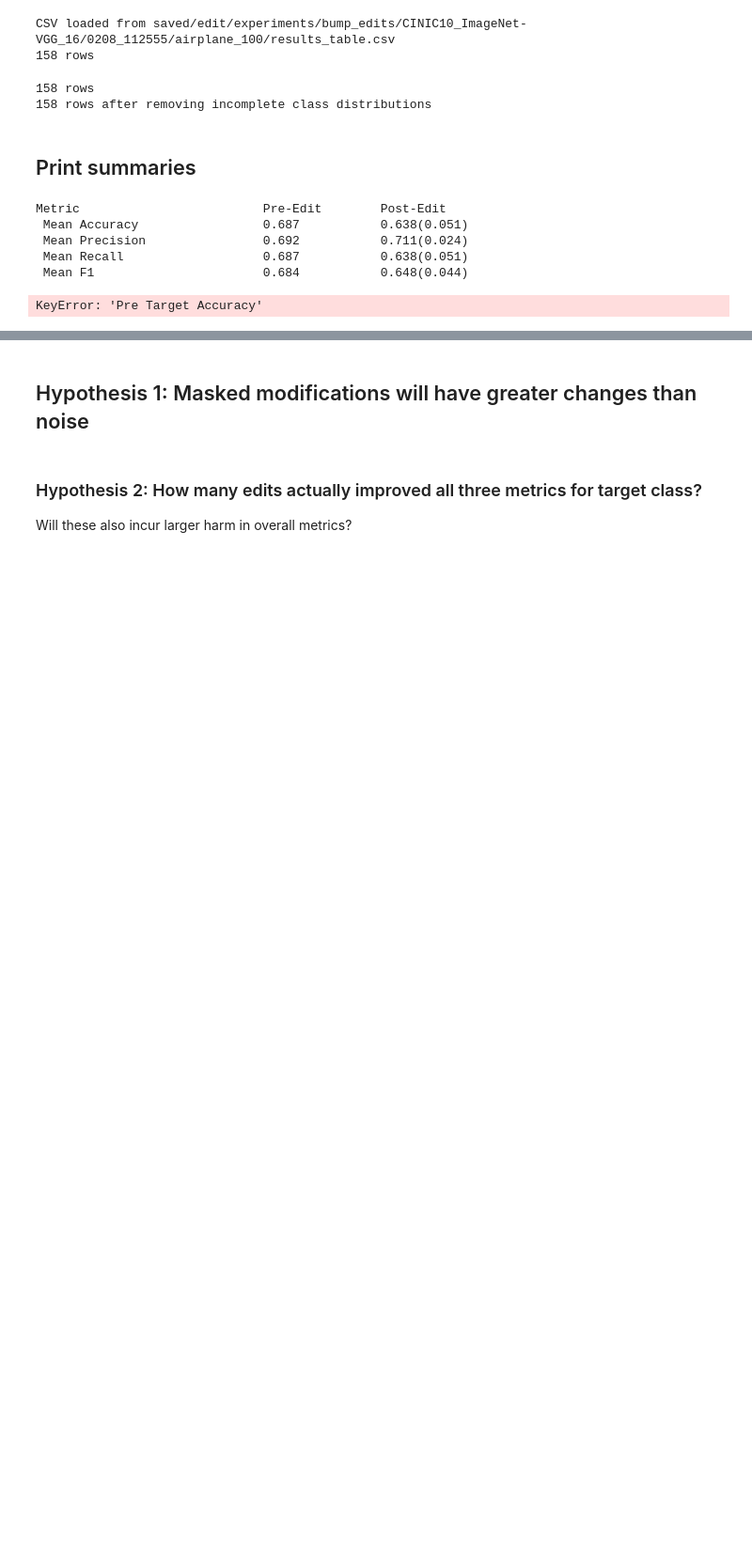
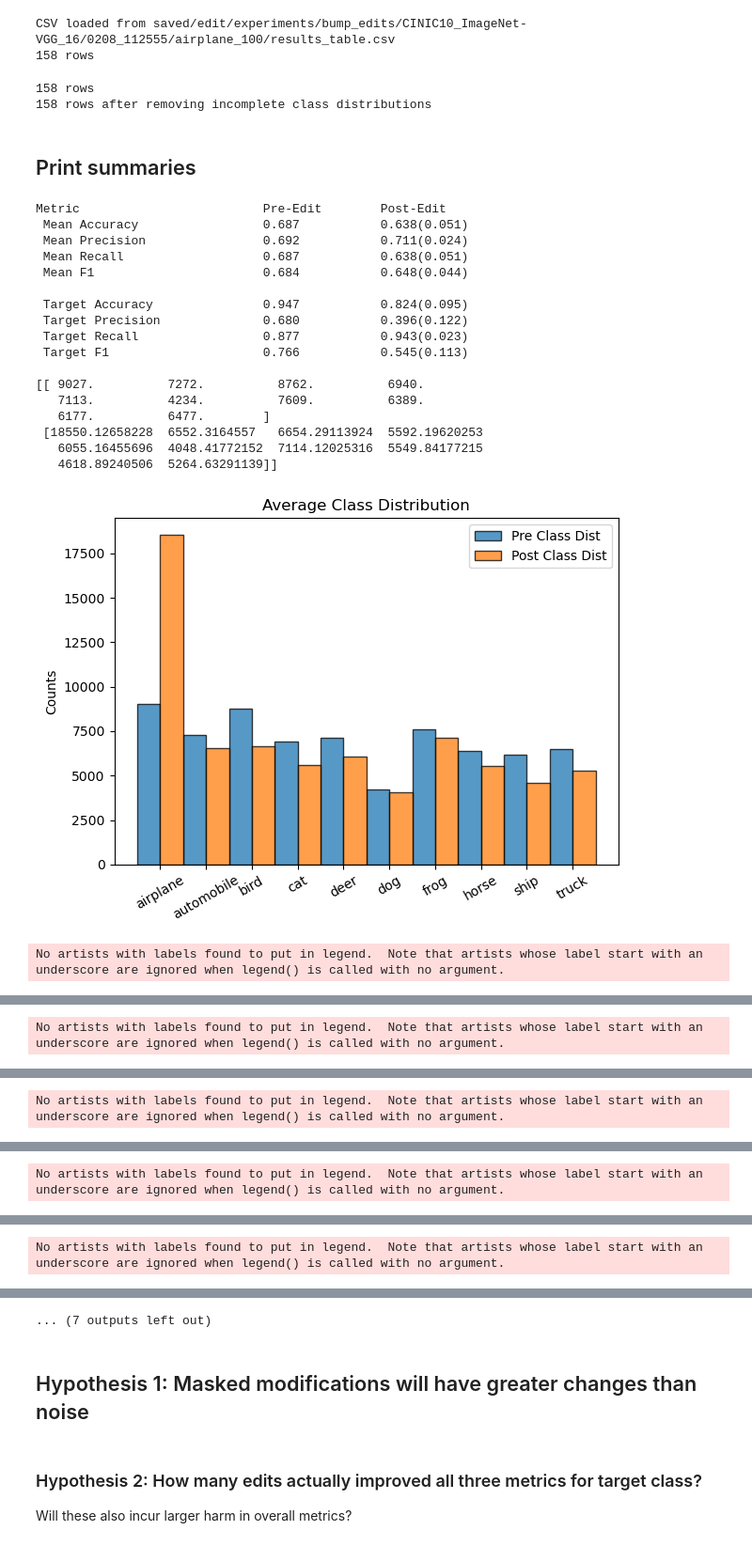
Before and after one commit to allisonchen23/model-editing, a Jupyter notebook: csv_analysis.ipynb, the cells around one changed output, grey strips where cells are left out. Shown at 94% size. Cells and saved outputs as stored; diff of their text form; code cells hidden in the pictures; blank space fills up the shorter version.

```diff
--- a/csv_analysis.ipynb
+++ b/csv_analysis.ipynb
@@ -329,32 +261,45 @@ if 'bump' in csv_path:
     metrics = [['{} Mean Accuracy', '{} Mean Precision', '{} Mean Recall', '{} Mean F1'],
        ['{} Target Accuracy', '{} Target Precision', '{} Target Recall', '{} Target F1']]
 elif 'noise' in csv_path:
     metrics = [['{} Mean Accuracy', '{} Mean Precision', '{} Mean Recall', '{} Mean F1']]
 else:
     metrics = [['{} Mean Accuracy', '{} Mean Precision', '{} Mean Recall', '{} Mean F1'],
        ['{} Target Accuracy', '{} Target Precision', '{} Target Recall', '{} Target F1'],
        ['{} Orig Pred Accuracy', '{} Orig Pred Precision', '{} Orig Pred Recall', '{} Orig Pred F1']]
 # Print overall summary
-print_summary(df)
+print_summary(df, metrics=metrics)
 summary_save_dir = os.path.join(graph_save_dir, 'summary')
 ensure_dir(summary_save_dir)
 # Display bar graph of class distributions
 class_distribution_bar_graph(df,
      class_list=class_list,
      columns=['Pre Class Dist', 'Post Class Dist'],
      title="Average Class Distribution",
      save_path=os.path.join(summary_save_dir, 'class_dist.png'))
 # Display histogram of overall
 
 
 summary_histogram(df,
               metrics=metrics,
               n_bins=50,
               save_dir=summary_save_dir)
 # %% [output]
 Metric                         Pre-Edit        Post-Edit
  Mean Accuracy                 0.687           0.638(0.051)
  Mean Precision                0.692           0.711(0.024)
  Mean Recall                   0.687           0.638(0.051)
  Mean F1                       0.684           0.648(0.044)
+
+ Target Accuracy               0.947           0.824(0.095)
+ Target Precision              0.680           0.396(0.122)
+ Target Recall                 0.877           0.943(0.023)
+ Target F1                     0.766           0.545(0.113)
+
+[[ 9027.          7272.          8762.          6940.
+   7113.          4234.          7609.          6389.
+   6177.          6477.        ]
+ [18550.12658228  6552.3164557   6654.29113924  5592.19620253
+   6055.16455696  4048.41772152  7114.12025316  5549.84177215
+   4618.89240506  5264.63291139]]
+[figure, added]
-KeyError: 'Pre Target Accuracy'
+No artists with labels found to put in legend.  Note that artists whose label start with an underscore are ignored when legend() is called with no argument.
@@ -360,0 +307 @@ KeyError: 'Pre Target Accuracy'
+No artists with labels found to put in legend.  Note that artists whose label start with an underscore are ignored when legend() is called with no argument.
@@ -360,0 +309 @@ KeyError: 'Pre Target Accuracy'
+No artists with labels found to put in legend.  Note that artists whose label start with an underscore are ignored when legend() is called with no argument.
@@ -360,0 +311 @@ KeyError: 'Pre Target Accuracy'
+No artists with labels found to put in legend.  Note that artists whose label start with an underscore are ignored when legend() is called with no argument.
@@ -360,0 +313 @@ KeyError: 'Pre Target Accuracy'
+No artists with labels found to put in legend.  Note that artists whose label start with an underscore are ignored when legend() is called with no argument.
@@ -361,3 +315,4 @@ KeyError: 'Pre Target Accuracy'
+... (7 outputs left out)
 # %%
 # Display histograms per original class prediction
 orig_pred_metrics = ['{} Orig Pred Precision', '{} Orig Pred Recall', '{} Orig Pred F1']
```
Also changed, not shown: parts of 3 cells of this notebook.
